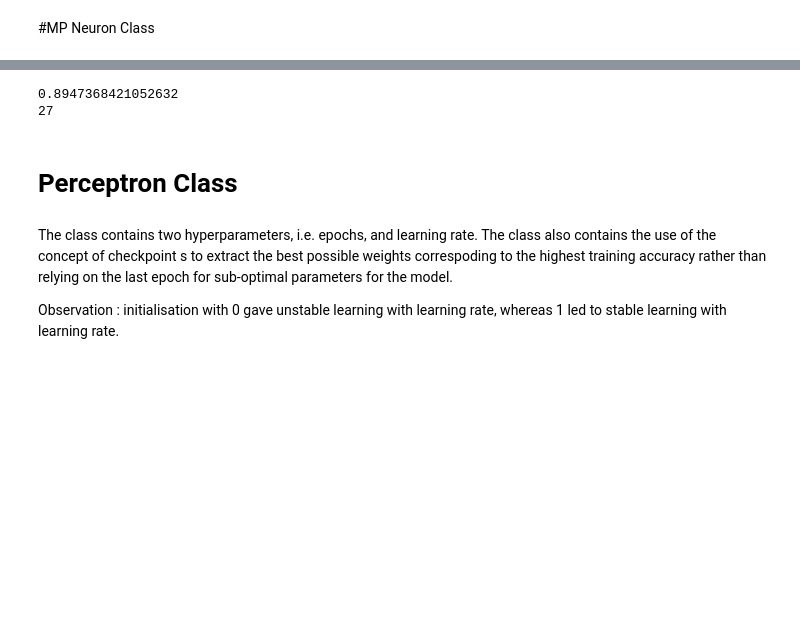
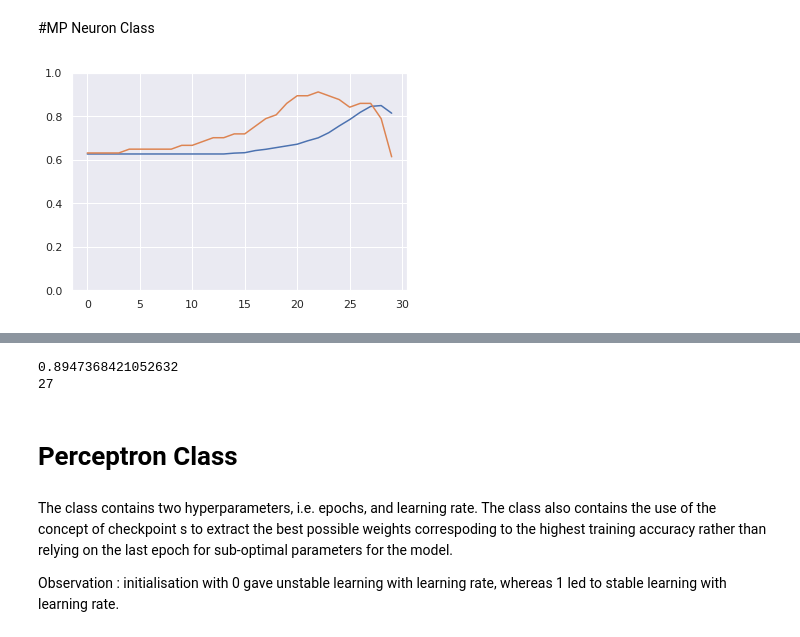
Before and after one commit to championballer/one-fourth-labs-deep-learning, a Jupyter notebook: Lecture 7 - MCP and Perceptron Code/0922_MPNeuronAndPerceptron.ipynb, the cells around one changed output, grey strips where cells are left out. Cells and saved outputs as stored; diff of their text form; code cells hidden in the pictures; blank space fills up the shorter version.

```diff
--- a/Lecture 7 - MCP and Perceptron Code/0922_MPNeuronAndPerceptron.ipynb
+++ b/Lecture 7 - MCP and Perceptron Code/0922_MPNeuronAndPerceptron.ipynb
@@ -303,5 +349,9 @@ class MPNeuron:
 # %%
 mp_neuron = MPNeuron()
+# %%
+mp_neuron.train_test_analyse(x_btrain,y_train,x_btest,y_test)
+# %% [output]
+[figure, added]
 # %%
 mp_neuron.fit(x_btrain,y_train)
 # %% [output]
```
Also changed, not shown: parts of 17 cells of this notebook, 2 other files.
